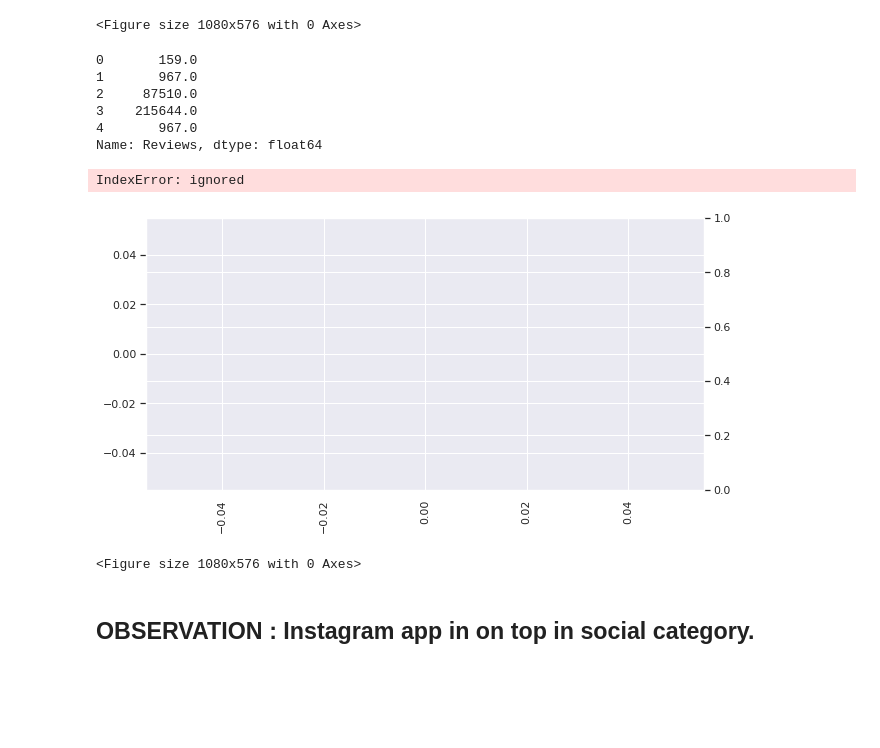
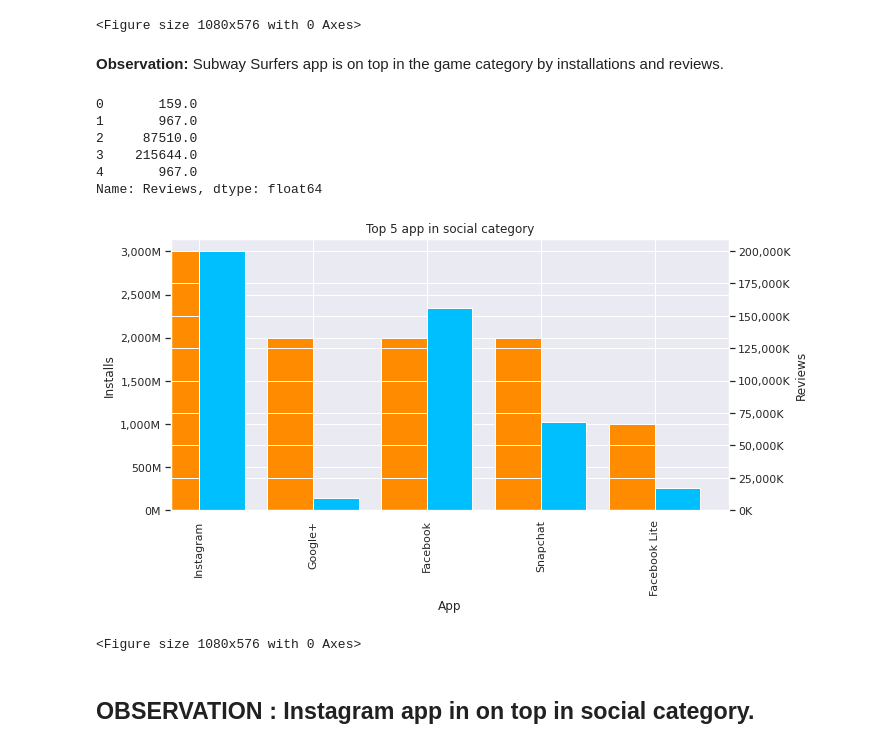
Before and after one commit to itsmimahi/Play-Store-App-Data-Analysis, a Jupyter notebook: My_EDA_.ipynb, the cells around one changed output. Cells and saved outputs as stored; diff of their text form; code cells hidden in the pictures; blank space fills up the shorter version.

```diff
--- a/My_EDA_.ipynb
+++ b/My_EDA_.ipynb
@@ -672,6 +663,8 @@ plt.show()
 # %% [output]
 [figure]
 <Figure size 1080x576 with 0 Axes>
+# %% [markdown]
+**Observation:** Subway Surfers app  is on top in the game category by installations and reviews.
 # %%
 app_df['Reviews'].head()
 # %% [output]
@@ -684,30 +677,29 @@ Name: Reviews, dtype: float64
 # %%
 # Top 5 social App
 
 fig = plt.figure()
 plt.figure(figsize=(15,8))
 
 import matplotlib.ticker as ticker
 
-ax=fig.add_subplot(111)
+ax = fig.add_subplot(111)
 ax2= ax.twinx()
 
 width = 0.4
-top5_social_app_by_install = app_df[app_df['Category'] == 'Social'].groupby(['App']).agg({'Installs': np.sum, 'Reviews': np.sum}).sort_values('Installs', ascending = False)
+top5_social_app_by_install = app_df[app_df['Category'] == 'SOCIAL'].groupby(['App']).agg({'Installs': np.sum, 'Reviews': np.sum}).sort_values('Installs', ascending = False).head()
 top5_social_app_by_install.Installs.plot(kind='bar', color='darkorange', ax=ax , width=width, position=1)
 top5_social_app_by_install.Reviews.plot(kind='bar',color='deepskyblue', ax=ax2, width=width, position = 0)
 ax.yaxis.set_major_formatter(ticker.FuncFormatter(lambda x, pos: '{:,.0f}'.format(x/1000000) + 'M'))
 ax2.yaxis.set_major_formatter(ticker.FuncFormatter(lambda x, pos: '{:,.0f}'.format(x/1000) + 'K'))
 
 ax.set_ylabel('Installs')
-ax.aet_title('Top 5 app in social category')
+ax.set_title('Top 5 app in social category')
 ax2.set_ylabel('Reviews')
 
 plt.show()
 # %% [output]
+[figure, new version]
-IndexError: ignored
+<Figure size 1080x576 with 0 Axes>
-[figure, old version]
-<Figure size 1080x576 with 0 Axes>
 # %% [markdown]
 ## **OBSERVATION** : Instagram app in on top in social category.
 # %%
```
Also changed, not shown: parts of 40 cells of this notebook.
